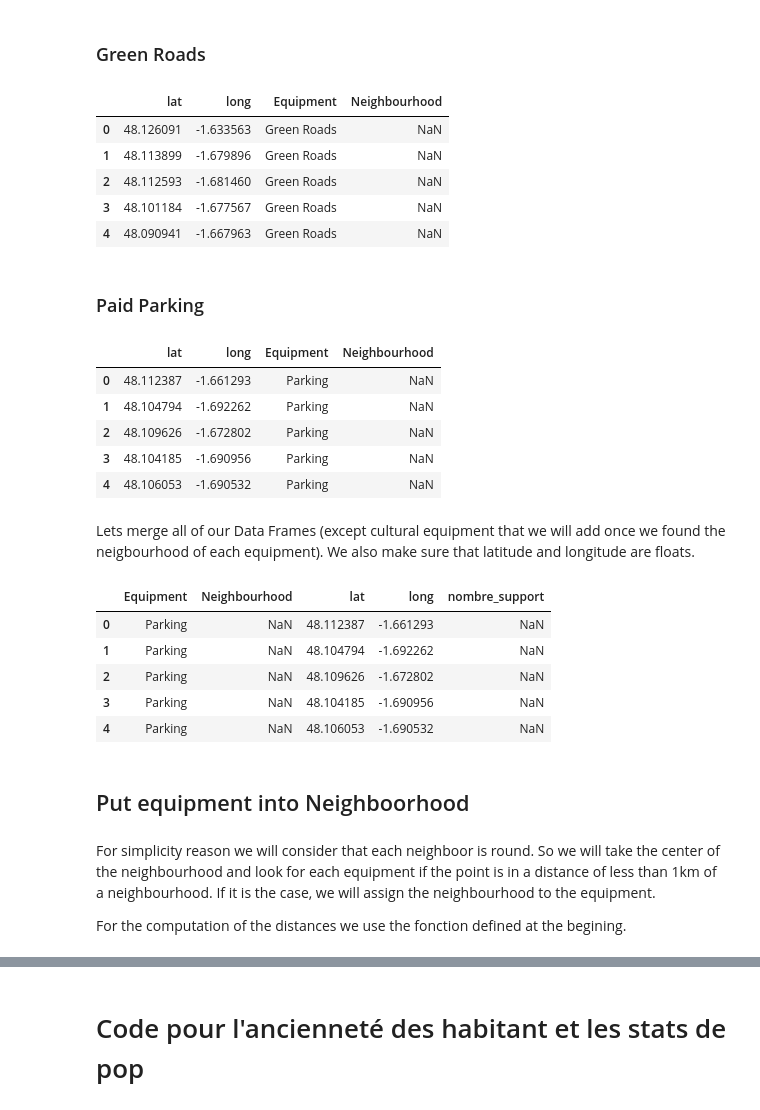
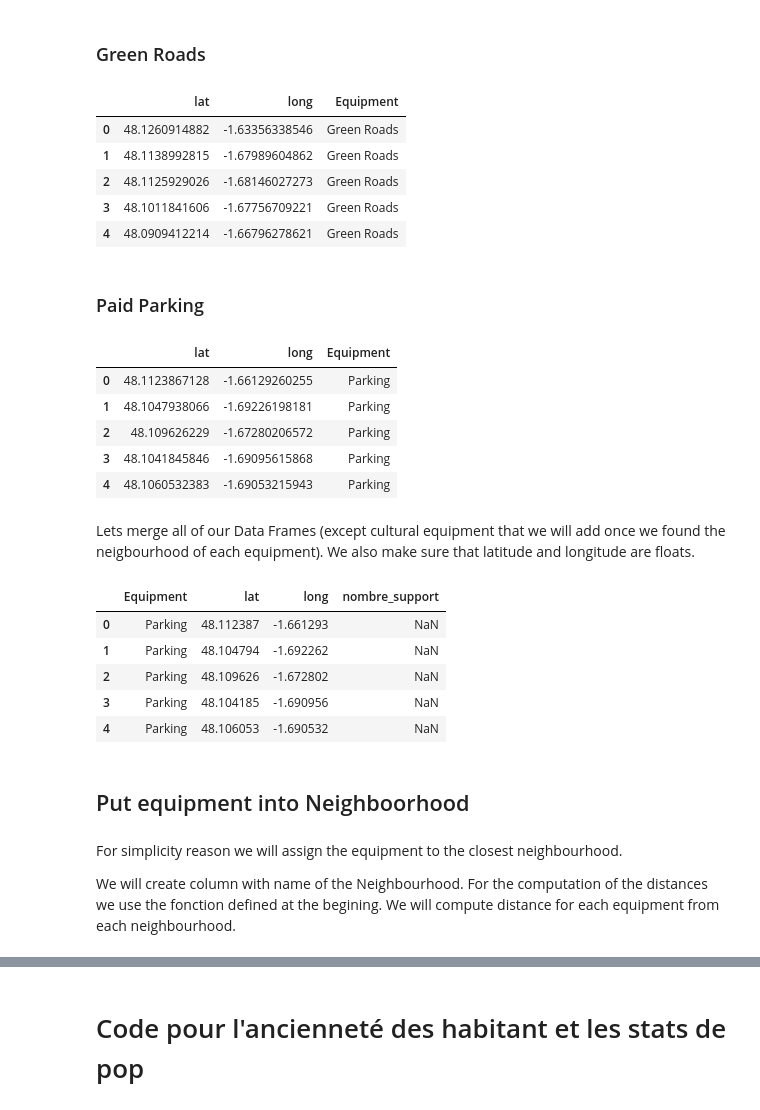
Before and after one commit to olivedu35/Coursera, a Jupyter notebook: Final Capstone Project.ipynb, the cells around one changed output, grey strips where cells are left out. Saved outputs shown, nothing was run; the diff lists cells and outputs as text; code cells hidden in the pictures.

```diff
--- a/Final Capstone Project.ipynb
+++ b/Final Capstone Project.ipynb
@@ -190,6 +189,5 @@ bus_stop = bus_stop.loc[bus_stop['Commune (nom)'] == 'Rennes']
 bus_stop['lat'], bus_stop['long'] = bus_stop['Coordonnées'].str.split(',').str
 bus_stop = bus_stop[['lat','long']]
 bus_stop['Equipment'] = 'bus stop'
-bus_stop['Neighbourhood'] = np.nan
 bus_stop.head()
 # %% [output]
@@ -213,6 +211,5 @@ bike_stops = bike_stops.loc[bike_stops['nom_commune'] == 'Rennes']
 bike_stops['lat'], bike_stops['long'] = bike_stops['Geo Point'].str.split(',').str
 bike_stops = bike_stops[['nombre_support', 'lat', 'long']]
 bike_stops['Equipment'] = 'bike stops'
-bike_stops['Neighbourhood'] = np.nan
 bike_stops.head()
 # %% [output]
@@ -258,15 +255,14 @@ green_roads = green_roads.loc[green_roads['c_insee'] == 35238.0]
 green_roads['lat'], green_roads['long'] = green_roads['Geo Point'].str.split(',').str
 green_roads = green_roads[['lat','long']]
 green_roads['Equipment'] = 'Green Roads'
-green_roads['Neighbourhood'] = np.nan
 green_roads.head()
 # %% [output]
-|  | lat | long | Equipment | Neighbourhood |
-| 0 | 48.126091 | -1.633563 | Green Roads | NaN |
-| 1 | 48.113899 | -1.679896 | Green Roads | NaN |
-| 2 | 48.112593 | -1.681460 | Green Roads | NaN |
-| 3 | 48.101184 | -1.677567 | Green Roads | NaN |
-| 4 | 48.090941 | -1.667963 | Green Roads | NaN |
+|  | lat | long | Equipment |
+| 0 | 48.1260914882 | -1.63356338546 | Green Roads |
+| 1 | 48.1138992815 | -1.67989604862 | Green Roads |
+| 2 | 48.1125929026 | -1.68146027273 | Green Roads |
+| 3 | 48.1011841606 | -1.67756709221 | Green Roads |
+| 4 | 48.0909412214 | -1.66796278621 | Green Roads |
 # %% [markdown]
 ### Paid Parking
 # %%
@@ -278,34 +274,36 @@ paid_parking = pd.read_csv(body,delimiter=';')
 paid_parking['lat'], paid_parking['long'] = paid_parking['Geo Point'].str.split(',').str
 paid_parking = paid_parking[['lat','long']]
 paid_parking['Equipment'] = 'Parking'
-paid_parking['Neighbourhood'] = np.nan
 paid_parking.head()
 # %% [output]
-|  | lat | long | Equipment | Neighbourhood |
-| 0 | 48.112387 | -1.661293 | Parking | NaN |
-| 1 | 48.104794 | -1.692262 | Parking | NaN |
-| 2 | 48.109626 | -1.672802 | Parking | NaN |
-| 3 | 48.104185 | -1.690956 | Parking | NaN |
-| 4 | 48.106053 | -1.690532 | Parking | NaN |
+|  | lat | long | Equipment |
+| 0 | 48.1123867128 | -1.66129260255 | Parking |
+| 1 | 48.1047938066 | -1.69226198181 | Parking |
+| 2 | 48.109626229 | -1.67280206572 | Parking |
+| 3 | 48.1041845846 | -1.69095615868 | Parking |
+| 4 | 48.1060532383 | -1.69053215943 | Parking |
 # %% [markdown]
 Lets merge all of our Data Frames (except cultural equipment that we will add once we found the neigbourhood of each equipment).
 We also make sure that latitude and longitude are floats.
 # %%
 frames = [paid_parking, green_roads, bike_stops, bus_stop, electric_car_charger]
 equipments = pd.concat(frames)
 equipments['lat'] = equipments['lat'].astype(float)
 equipments['long'] = equipments['long'].astype(float)
+equipments = equipments.reset_index(drop=True)
 equipments.head()
 # %% [output]
-|  | Equipment | Neighbourhood | lat | long | nombre_support |
-| 0 | Parking | NaN | 48.112387 | -1.661293 | NaN |
-| 1 | Parking | NaN | 48.104794 | -1.692262 | NaN |
-| 2 | Parking | NaN | 48.109626 | -1.672802 | NaN |
-| 3 | Parking | NaN | 48.104185 | -1.690956 | NaN |
-| 4 | Parking | NaN | 48.106053 | -1.690532 | NaN |
+|  | Equipment | lat | long | nombre_support |
+| 0 | Parking | 48.112387 | -1.661293 | NaN |
+| 1 | Parking | 48.104794 | -1.692262 | NaN |
+| 2 | Parking | 48.109626 | -1.672802 | NaN |
+| 3 | Parking | 48.104185 | -1.690956 | NaN |
+| 4 | Parking | 48.106053 | -1.690532 | NaN |
 # %% [markdown]
 ## Put equipment into Neighboorhood
-# %% [markdown]
-For simplicity reason we will consider that each neighboor is round. So we will take the center of the neighbourhood and look for each equipment if the point is in a distance of less than 1km of a neighbourhood. If it is the case, we will assign the neighbourhood to the equipment.
-
-For the computation of the distances we use the fonction defined at the begining.
+# %% [markdown]
+For simplicity reason we will assign the equipment to the closest neighbourhood.
+
+We will create column with name of the Neighbourhood.
+For the computation of the distances we use the fonction defined at the begining.
+We will compute distance for each equipment from each neighbourhood.
```
Also changed, not shown: parts of 18 cells of this notebook.
